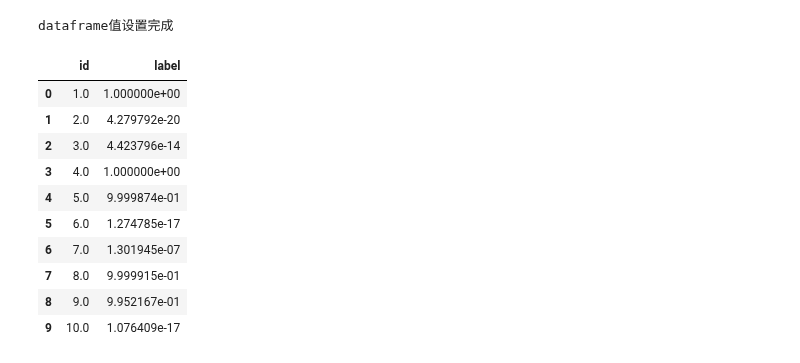
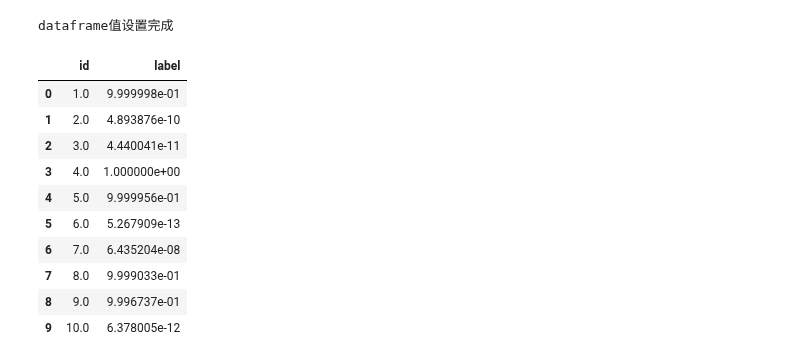
Before and after one commit to sunrise2075/cat_vs_dog_cnn, a Jupyter notebook: cat_vs_dog_model_training.ipynb, the cells around one changed output. Cells and saved outputs as stored; diff of their text form; code cells hidden in the pictures.

Commit message:
pred-8.csv created

```diff
--- a/cat_vs_dog_model_training.ipynb
+++ b/cat_vs_dog_model_training.ipynb
@@ -230,0 +247,11 @@ Epoch 5/5
+# %%
+from keras.models import model_from_json
+
+json_file = open("best_model.json", "r")
+loaded_model_json = json_file.read()
+json_file.close()
+
+loaded_model = model_from_json(loaded_model_json)
+print("loaded_model重新加载模型权重！")
+loaded_model.load_weights('final_model_weights.h5')
+print("loaded_model重新加载模型权重完成！")
@@ -257,13 +287,14 @@ print("测试目录准备完成！")
 Found 12500 images belonging to 1 classes.
 测试目录准备完成！
 # %%
-print("重新加载模型权重！")
-model.load_weights('final_model_weights.h5')
-print("重新加载模型权重完成！")
+# print("重新加载模型权重！")
+# model.load_weights('final_model_weights.h5')
+# print("重新加载模型权重完成！")
 
 print("预测执行开始！")
-pred_result = model.predict_generator(test_generator, verbose=1)
+pred_result = loaded_model.predict_generator(test_generator, verbose=1)
 print("预测执行完毕！")
+print(pred_result)
 # %% [output]
 重新加载模型权重！
 重新加载模型权重完成！
@@ -304,17 +342,17 @@ print("dataframe值设置完成")
 # %% [output]
 dataframe值设置完成
 # %%
-solution.to_csv("pred-6.csv", index = False)
+solution.to_csv("pred-8.csv", index = False)
 solution.head(10)
 # %% [output]
 |  | id | label |
-| 0 | 1.0 | 1.000000e+00 |
-| 1 | 2.0 | 4.279792e-20 |
-| 2 | 3.0 | 4.423796e-14 |
+| 0 | 1.0 | 9.999998e-01 |
+| 1 | 2.0 | 4.893876e-10 |
+| 2 | 3.0 | 4.440041e-11 |
 | 3 | 4.0 | 1.000000e+00 |
-| 4 | 5.0 | 9.999874e-01 |
-| 5 | 6.0 | 1.274785e-17 |
-| 6 | 7.0 | 1.301945e-07 |
-| 7 | 8.0 | 9.999915e-01 |
-| 8 | 9.0 | 9.952167e-01 |
-| 9 | 10.0 | 1.076409e-17 |
+| 4 | 5.0 | 9.999956e-01 |
+| 5 | 6.0 | 5.267909e-13 |
+| 6 | 7.0 | 6.435204e-08 |
+| 7 | 8.0 | 9.999033e-01 |
+| 8 | 9.0 | 9.996737e-01 |
+| 9 | 10.0 | 6.378005e-12 |
```
Also changed, not shown: parts of 7 cells of this notebook, 2 other files.
